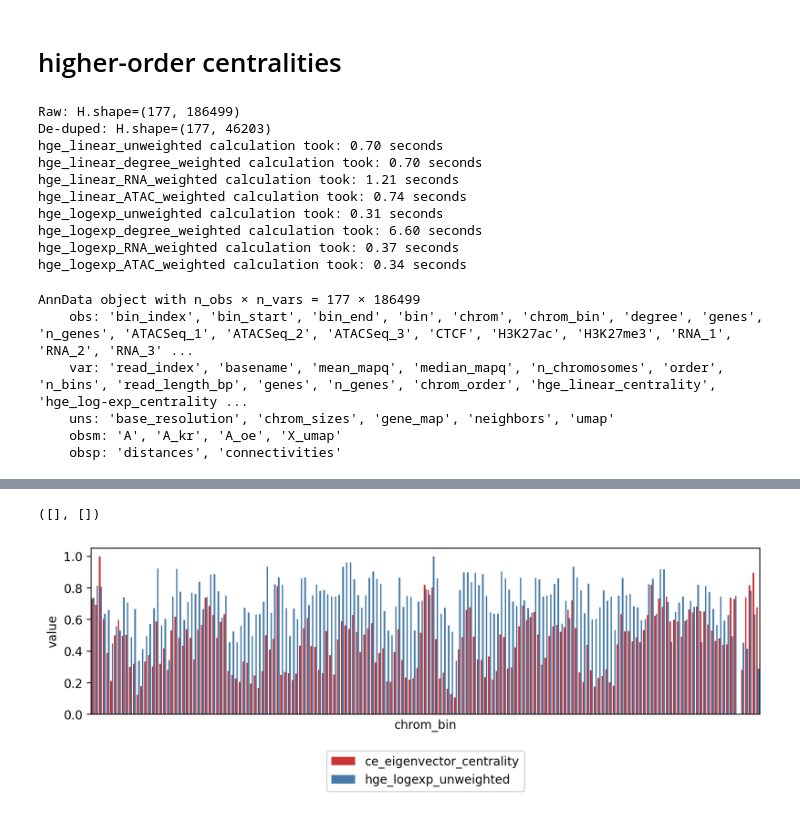
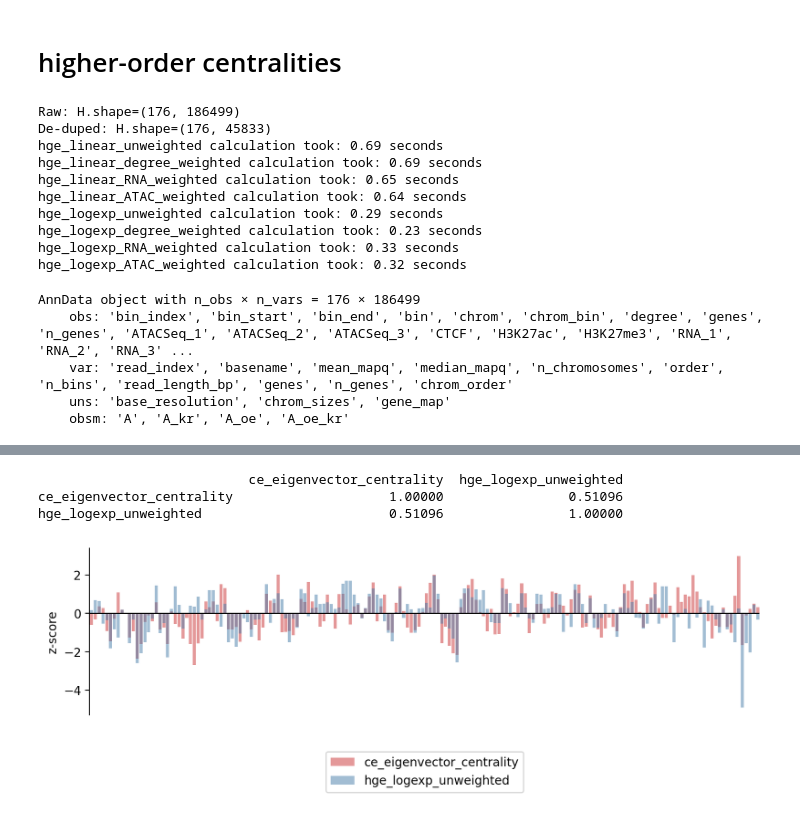
Before and after one commit to CooperStansbury/higher-order-single-cell, a Jupyter notebook: notebooks/anndata_core.ipynb, the cells around one changed output, grey strips where cells are left out. Saved outputs shown, nothing was run; the diff lists cells and outputs as text; code cells hidden in the pictures.

```diff
--- a/notebooks/anndata_core.ipynb
+++ b/notebooks/anndata_core.ipynb
@@ -118,7 +121,7 @@ adata.obs[['chrom_bin', 'chrom_degree', 'degree_outlier']].sort_values(by='chrom
 # %%
-n_outliers = 2
-remove_bins = adata.obs.sort_values(by='chrom_degree', ascending=False).head(n_outliers).index.to_list()
-print(f"Removing top {n_outliers} outlier loci: ")
+# remove outliers
+remove_bins = adata.obs[adata.obs['degree_outlier']].index.to_list()
+print(f"Removing top {len(remove_bins)} outlier loci: ")
 print(remove_bins)
 
 adata = adata[~adata.obs_names.isin(remove_bins), :].copy()
@@ -209,9 +211,16 @@ Graph with 177 nodes and 15725 edges
 columns = [
     'ce_eigenvector_centrality',
     'ATACSeq_1',
+    'RNA_5',
 ]
 
 pdf = adata.obs.copy()
+
+for column in columns:
+    pdf[column] = scipy.stats.zscore(pdf[column])
+
+print(pdf[columns].corr())
+
 pdf = pdf[columns + ['chrom_bin']].melt(id_vars='chrom_bin')
 
 plt.rcParams['figure.dpi'] = 200
@@ -223,6 +232,8 @@ sns.barplot(
     y='value',
     hue='variable',
     palette='Set1',
+    dodge=False,
+    alpha=0.5,
 )
 
 sns.move_legend(
@@ -232,5 +243,9 @@ sns.move_legend(
     bbox_to_anchor=(0.5, -0.5),
 )
 
+plt.axhline(y=0, lw=1, c='k')
 plt.xticks([])
+plt.ylabel('z-score')
+plt.xlabel('')
+sns.despine(bottom=True)
 # %% [output]
@@ -281,15 +299,15 @@ hge_functions = {
     },
     'hge_linear_degree_weighted' : {
         'function' : 'linear',
-        'weights' : H.sum(axis=1).values,
+        'weights' : 1 / (H.sum(axis=1).values + 1),
     },
     'hge_linear_RNA_weighted' : {
         'function' : 'linear',
-        'weights' : adata.obs.loc[H.index, 'RNA_2'].values
+        'weights' : 1 / (adata.obs.loc[H.index, 'RNA_2'].values + 1)
     },
     'hge_linear_ATAC_weighted' : {
         'function' : 'linear',
-        'weights' : adata.obs.loc[H.index, 'ATACSeq_1'].values
+        'weights' : 1 / (adata.obs.loc[H.index, 'ATACSeq_1'].values + 1)
     },
     'hge_logexp_unweighted' : {
         'function' : 'log-exp',
@@ -297,16 +315,16 @@ hge_functions = {
     },
     'hge_logexp_degree_weighted' : {
         'function' : 'log-exp',
-        'weights' : H.sum(axis=1).values,
+        'weights' : 1 / (H.sum(axis=1).values + 1),
     },
     'hge_logexp_RNA_weighted' : {
         'function' : 'log-exp',
-        'weights' : adata.obs.loc[H.index, 'RNA_2'].values
+        'weights' : 1 / (adata.obs.loc[H.index, 'RNA_2'].values + 1)
     },
     'hge_logexp_ATAC_weighted' : {
         'function' : 'log-exp',
-        'weights' : adata.obs.loc[H.index, 'ATACSeq_1'].values
-    }
+        'weights' : 1 / (adata.obs.loc[H.index, 'ATACSeq_1'].values + 1)
+    },
 }
 
 
@@ -328,22 +346,21 @@ for label, d in hge_functions.items():
 
 adata
 # %% [output]
-Raw: H.shape=(177, 186499)
-De-duped: H.shape=(177, 46203)
-hge_linear_unweighted calculation took: 0.70 seconds
-hge_linear_degree_weighted calculation took: 0.70 seconds
-hge_linear_RNA_weighted calculation took: 1.21 seconds
-hge_linear_ATAC_weighted calculation took: 0.74 seconds
-hge_logexp_unweighted calculation took: 0.31 seconds
-hge_logexp_degree_weighted calculation took: 6.60 seconds
-hge_logexp_RNA_weighted calculation took: 0.37 seconds
-hge_logexp_ATAC_weighted calculation took: 0.34 seconds
+Raw: H.shape=(176, 186499)
+De-duped: H.shape=(176, 45833)
+hge_linear_unweighted calculation took: 0.69 seconds
+hge_linear_degree_weighted calculation took: 0.69 seconds
+hge_linear_RNA_weighted calculation took: 0.65 seconds
+hge_linear_ATAC_weighted calculation took: 0.64 seconds
+hge_logexp_unweighted calculation took: 0.29 seconds
+hge_logexp_degree_weighted calculation took: 0.23 seconds
+hge_logexp_RNA_weighted calculation took: 0.33 seconds
+hge_logexp_ATAC_weighted calculation took: 0.32 seconds
-AnnData object with n_obs × n_vars = 177 × 186499
+AnnData object with n_obs × n_vars = 176 × 186499
     obs: 'bin_index', 'bin_start', 'bin_end', 'bin', 'chrom', 'chrom_bin', 'degree', 'genes', 'n_genes', 'ATACSeq_1', 'ATACSeq_2', 'ATACSeq_3', 'CTCF', 'H3K27ac', 'H3K27me3', 'RNA_1', 'RNA_2', 'RNA_3' ...
-    var: 'read_index', 'basename', 'mean_mapq', 'median_mapq', 'n_chromosomes', 'order', 'n_bins', 'read_length_bp', 'genes', 'n_genes', 'chrom_order', 'hge_linear_centrality', 'hge_log-exp_centrality ...
-    uns: 'base_resolution', 'chrom_sizes', 'gene_map', 'neighbors', 'umap'
-    obsm: 'A', 'A_kr', 'A_oe', 'X_umap'
-    obsp: 'distances', 'connectivities'
+    var: 'read_index', 'basename', 'mean_mapq', 'median_mapq', 'n_chromosomes', 'order', 'n_bins', 'read_length_bp', 'genes', 'n_genes', 'chrom_order'
+    uns: 'base_resolution', 'chrom_sizes', 'gene_map'
+    obsm: 'A', 'A_kr', 'A_oe', 'A_oe_kr'
 # %%
 columns = [
     'ce_eigenvector_centrality',
@@ -351,6 +368,12 @@ columns = [
 ]
 
 pdf = adata.obs.copy()
+
+for column in columns:
+    pdf[column] = scipy.stats.zscore(pdf[column])
+
+print(pdf[columns].corr())
+
 pdf = pdf[columns + ['chrom_bin']].melt(id_vars='chrom_bin')
 
 plt.rcParams['figure.dpi'] = 200
@@ -362,6 +385,8 @@ sns.barplot(
     y='value',
     hue='variable',
     palette='Set1',
+    dodge=False,
+    alpha=0.5,
 )
 
 sns.move_legend(
@@ -371,5 +396,9 @@ sns.move_legend(
     bbox_to_anchor=(0.5, -0.5),
 )
 
+plt.axhline(y=0, lw=1, c='k')
 plt.xticks([])
+plt.ylabel('z-score')
+plt.xlabel('')
+sns.despine(bottom=True)
 # %% [output]
@@ -378,2 +407,4 @@ Thu Dec 19 12:06:25 2024 INFO Using categorical units to plot a list of strings
-([], [])
+                           ce_eigenvector_centrality  hge_logexp_unweighted
+ce_eigenvector_centrality                    1.00000                0.51096
+hge_logexp_unweighted                        0.51096                1.00000
-[figure, old version]
+[figure, new version]
```
Also changed, not shown: parts of 31 cells of this notebook, 4 other files.
